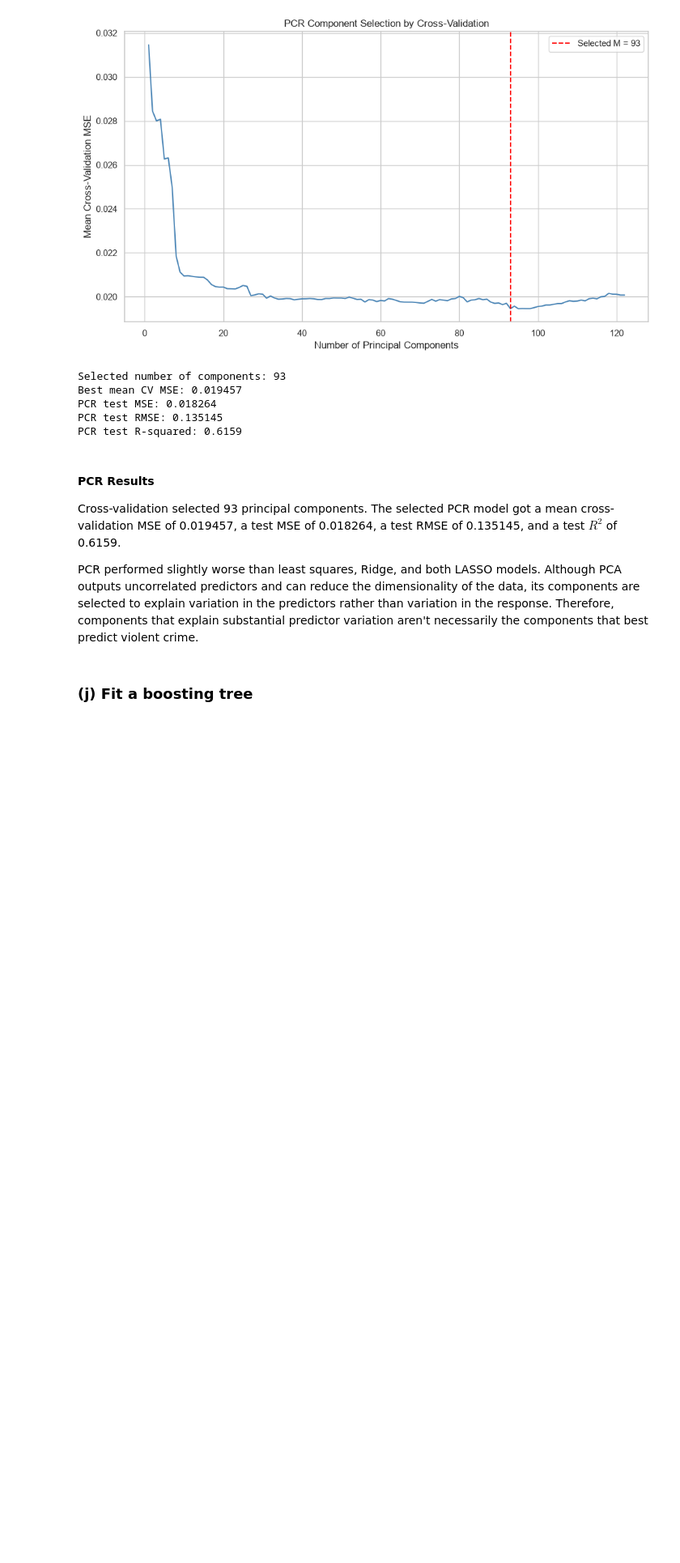
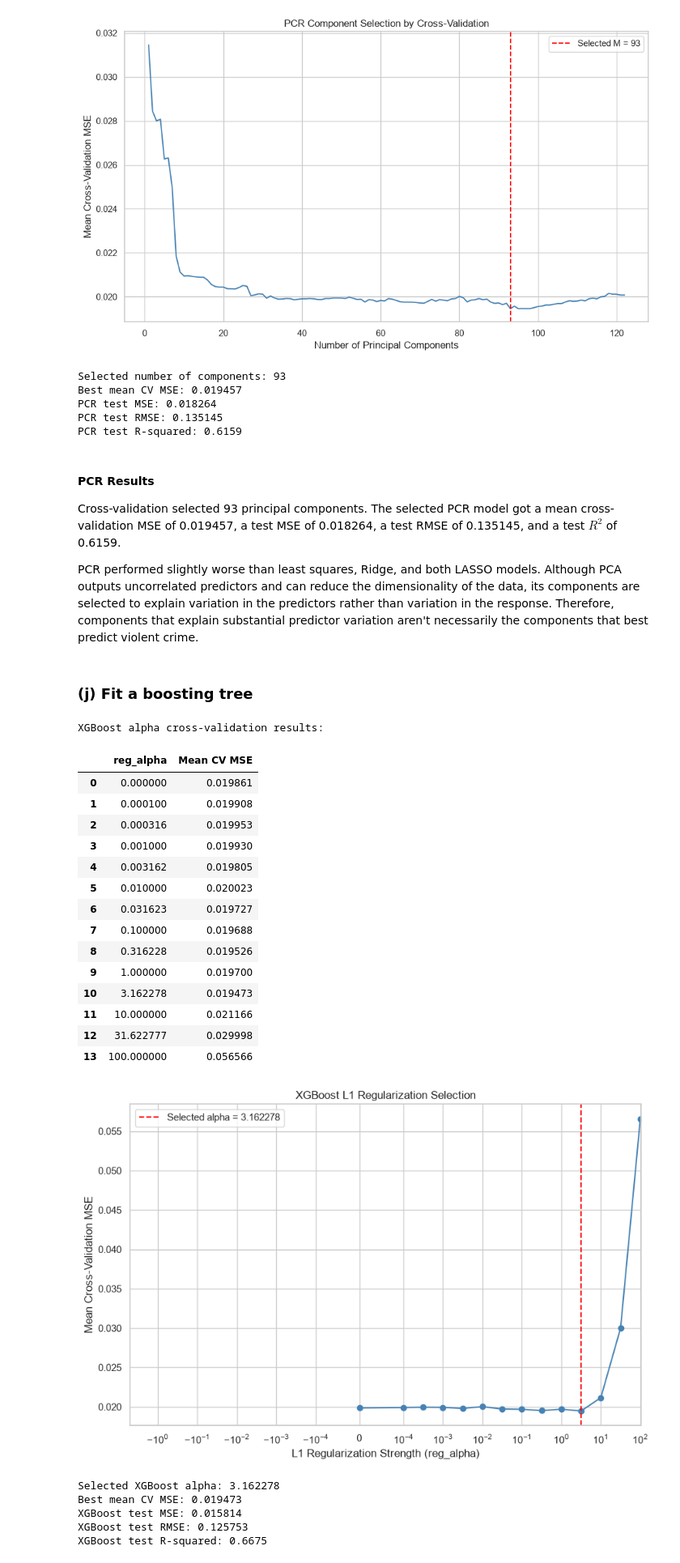
Before and after one commit to manvsatish/dsci-552-hw-5, a Jupyter notebook: notebook/Satish_Manvika_HW5.ipynb, the cells around one changed output. Shown at 81% size. Drawn from its saved outputs; the diff is of its cells as text; code cells hidden in the pictures; blank space fills up the shorter version.

```diff
--- a/notebook/Satish_Manvika_HW5.ipynb
+++ b/notebook/Satish_Manvika_HW5.ipynb
@@ -803,3 +803,64 @@ the dimensionality of the data, its components are selected to explain variation
 Therefore, components that explain substantial predictor variation aren't necessarily the components that best predict violent crime.
 # %% [markdown]
 ### (j) Fit a boosting tree
+# %%
+xgboost_alpha_values = np.concatenate(([0.0], np.logspace(-4, 2, 13))) #cand l1 reg strengths
+
+# xgboost reg model
+xgboost_model = XGBRegressor(objective="reg:squarederror", n_estimators=300, learning_rate=0.05, max_depth=3, subsample=0.8, colsample_bytree=0.8, random_state=RANDOM_STATE, n_jobs=1)
+xgboost_cv = KFold(n_splits=5, shuffle=True, random_state=RANDOM_STATE)
+
+# select reg_alpha using cv on the training set
+xgboost_search = GridSearchCV(estimator=xgboost_model, param_grid={"reg_alpha": xgboost_alpha_values}, scoring="neg_mean_squared_error", cv=xgboost_cv, n_jobs=-1)
+xgboost_search.fit(X_communities_train, y_communities_train)
+xgboost_cv_results = pd.DataFrame(xgboost_search.cv_results_) # alpha cv results
+
+xgboost_alpha_results = pd.DataFrame({"reg_alpha": xgboost_cv_results["param_reg_alpha"], "Mean CV MSE": -xgboost_cv_results["mean_test_score"]})
+print("XGBoost alpha cross-validation results:")
+display(xgboost_alpha_results.round(6))
+
+selected_xgboost_alpha = (xgboost_search.best_params_["reg_alpha"]) #cv error for each candidate alpha
+plt.figure(figsize=(9, 6))
+plt.plot(xgboost_alpha_results["reg_alpha"], xgboost_alpha_results["Mean CV MSE"], marker="o", color="steelblue")
+plt.axvline(selected_xgboost_alpha, color="red", linestyle="--", label=f"Selected alpha = {selected_xgboost_alpha:.6f}")
+plt.xscale("symlog", linthresh=0.0001)
+plt.xlabel("L1 Regularization Strength (reg_alpha)")
+plt.ylabel("Mean Cross-Validation MSE")
+plt.title("XGBoost L1 Regularization Selection")
+plt.legend()
+plt.tight_layout()
+plt.show()
+
+# evaluate the selected model on the test set
+xgboost_predictions = xgboost_search.predict(X_communities_test)
+xgboost_test_mse = mean_squared_error(y_communities_test, xgboost_predictions)
+xgboost_test_rmse = np.sqrt(xgboost_test_mse)
+xgboost_test_r_squared = (xgboost_search.best_estimator_.score(X_communities_test, y_communities_test))
+print("Selected XGBoost alpha:", round(selected_xgboost_alpha, 6))
+print("Best mean CV MSE:", round(-xgboost_search.best_score_, 6))
+print("XGBoost test MSE:", round(xgboost_test_mse, 6))
+print("XGBoost test RMSE:", round(xgboost_test_rmse, 6))
+print("XGBoost test R-squared:", round(xgboost_test_r_squared, 4))
+# %% [output]
+XGBoost alpha cross-validation results:
+|  | reg_alpha | Mean CV MSE |
+| 0 | 0.000000 | 0.019861 |
+| 1 | 0.000100 | 0.019908 |
+| 2 | 0.000316 | 0.019953 |
+| 3 | 0.001000 | 0.019930 |
+| 4 | 0.003162 | 0.019805 |
+| 5 | 0.010000 | 0.020023 |
+| 6 | 0.031623 | 0.019727 |
+| 7 | 0.100000 | 0.019688 |
+| 8 | 0.316228 | 0.019526 |
+| 9 | 1.000000 | 0.019700 |
+| 10 | 3.162278 | 0.019473 |
+| 11 | 10.000000 | 0.021166 |
+| 12 | 31.622777 | 0.029998 |
+| 13 | 100.000000 | 0.056566 |
+[figure, added]
+Selected XGBoost alpha: 3.162278
+Best mean CV MSE: 0.019473
+XGBoost test MSE: 0.015814
+XGBoost test RMSE: 0.125753
+XGBoost test R-squared: 0.6675
```
Also changed, not shown: parts of 1 cell of this notebook.
